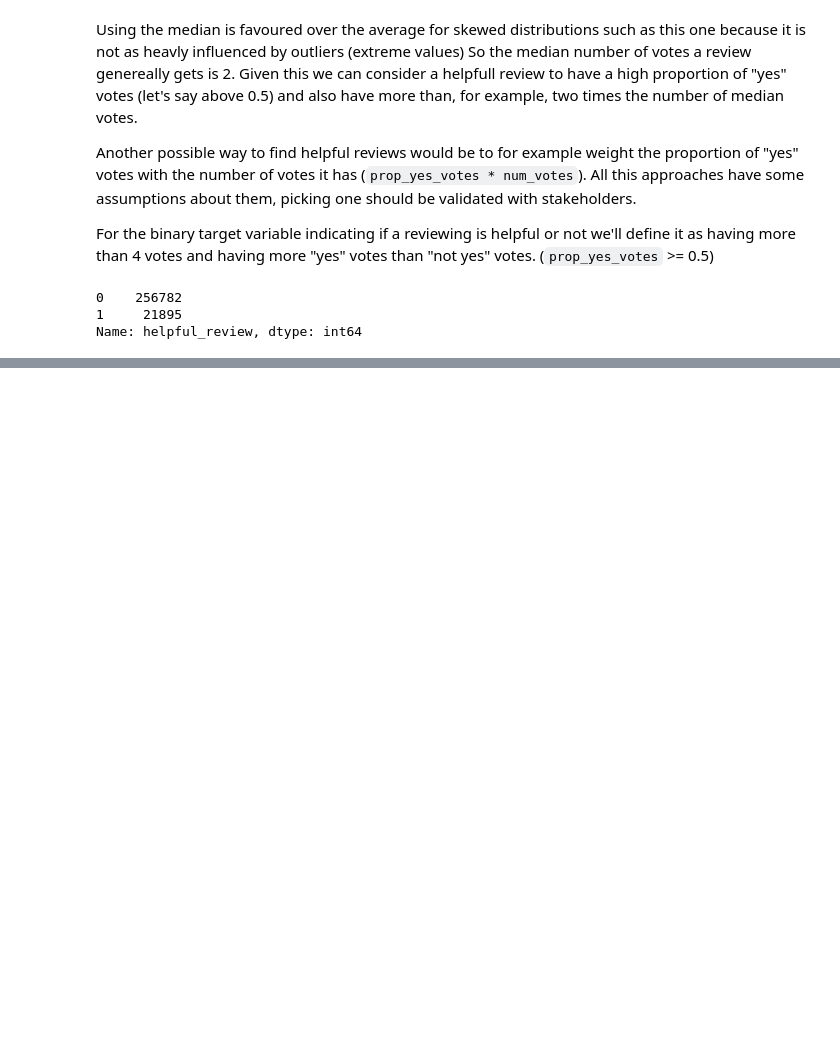
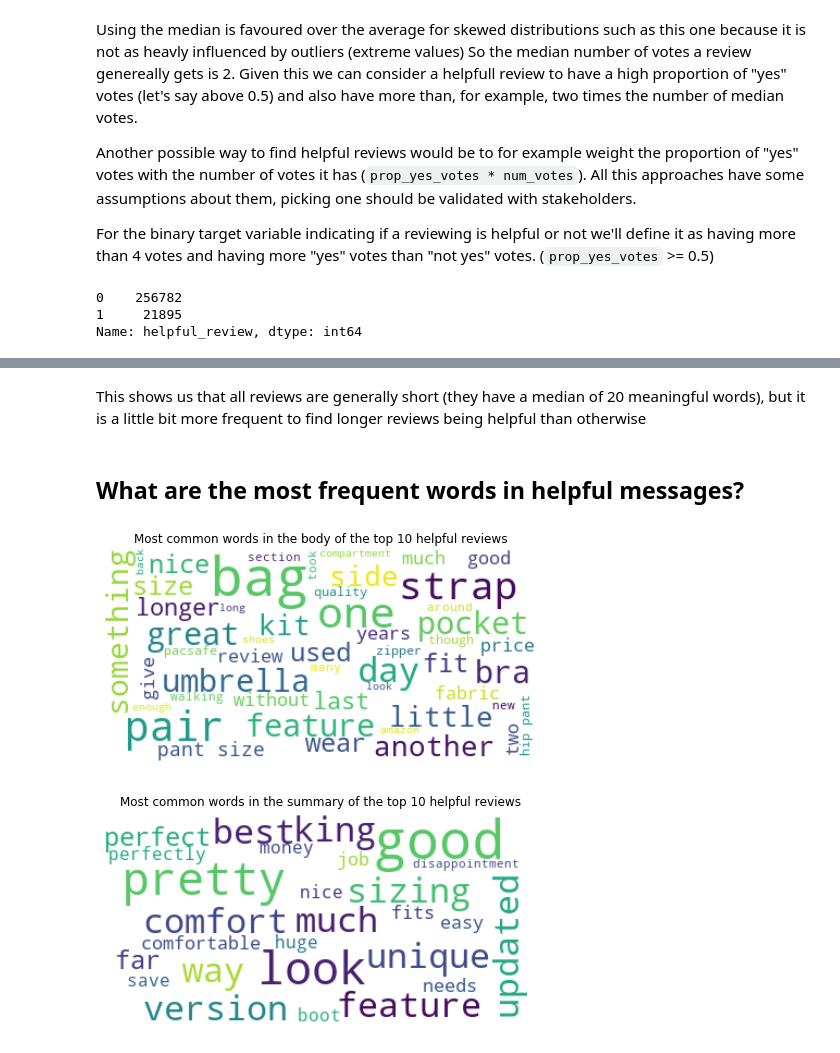
Before and after one commit to lsfischer/cleverly_challenge, a Jupyter notebook: code/cleverly_challenge.ipynb, the cells around one changed output, grey strips where cells are left out. Cells and saved outputs as stored; diff of their text form; code cells hidden in the pictures; blank space fills up the shorter version.

```diff
--- a/code/cleverly_challenge.ipynb
+++ b/code/cleverly_challenge.ipynb
@@ -308,0 +359,36 @@ plt.show()
+# %% [markdown]
+This shows us that all reviews are generally short (they have a median of 20 meaningful words), but it is a little bit more frequent to find longer reviews being helpful than otherwise
+# %% [markdown]
+## What are the most frequent words in helpful messages?
+# %%
+from wordcloud import WordCloud
+
+def plot_wordcloud(column, plot_title=""):
+    """
+        Plot the wordcloud of the concatenated string from the provided column
+        Arguments:
+            column: The column of interest to be concatenated
+            plot_title: the title of the plot
+    """
+    # Concatenate the string column
+    try:
+        concatenated_str = " ".join(helpful_reviews[column].to_numpy())
+    except:
+        print("Please pass a valid string column name")
+        concatenated_str = ""
+
+    # Create the word cloud
+    wordcloud = WordCloud(max_font_size=50, max_words=50, background_color="white", random_state=42)\
+        .generate(concatenated_str)
+
+    plt.figure(figsize=(8, 4))
+    plt.imshow(wordcloud, interpolation="bilinear")
+    plt.title(plot_title)
+    plt.axis("off")
+    plt.show()
+
+plot_wordcloud("reviewText", plot_title="Most common words in the body of the top 10 helpful reviews")
+plot_wordcloud("summary", plot_title="Most common words in the summary of the top 10 helpful reviews")
+# %% [output]
+[figure, added]
+[figure, added]
```
Also changed, not shown: parts of 14 cells of this notebook.
